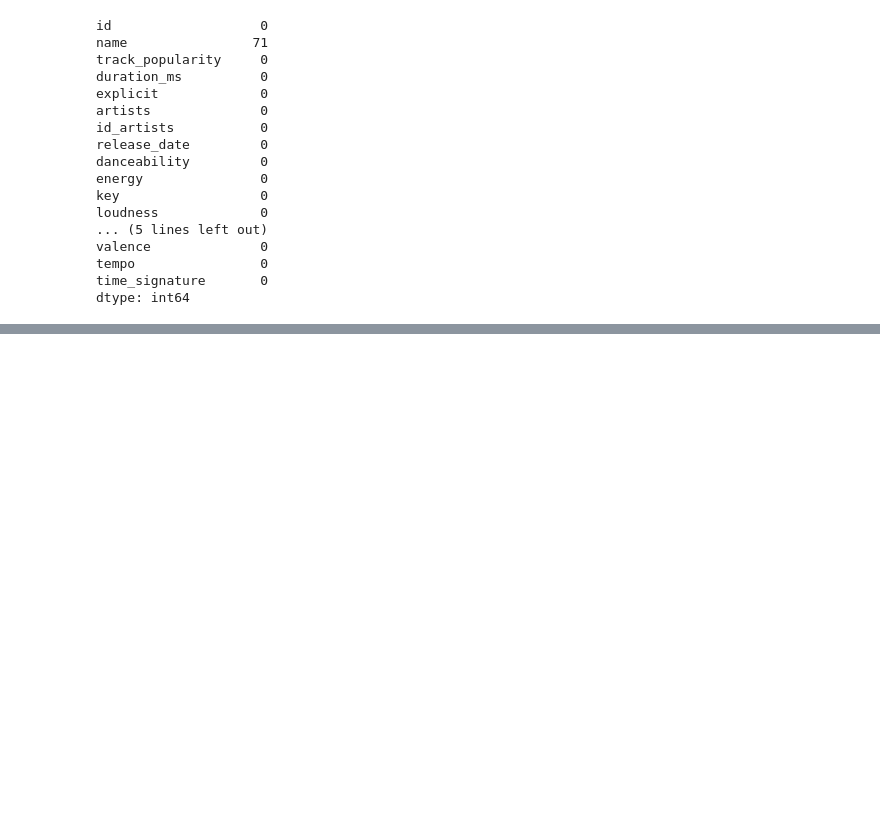
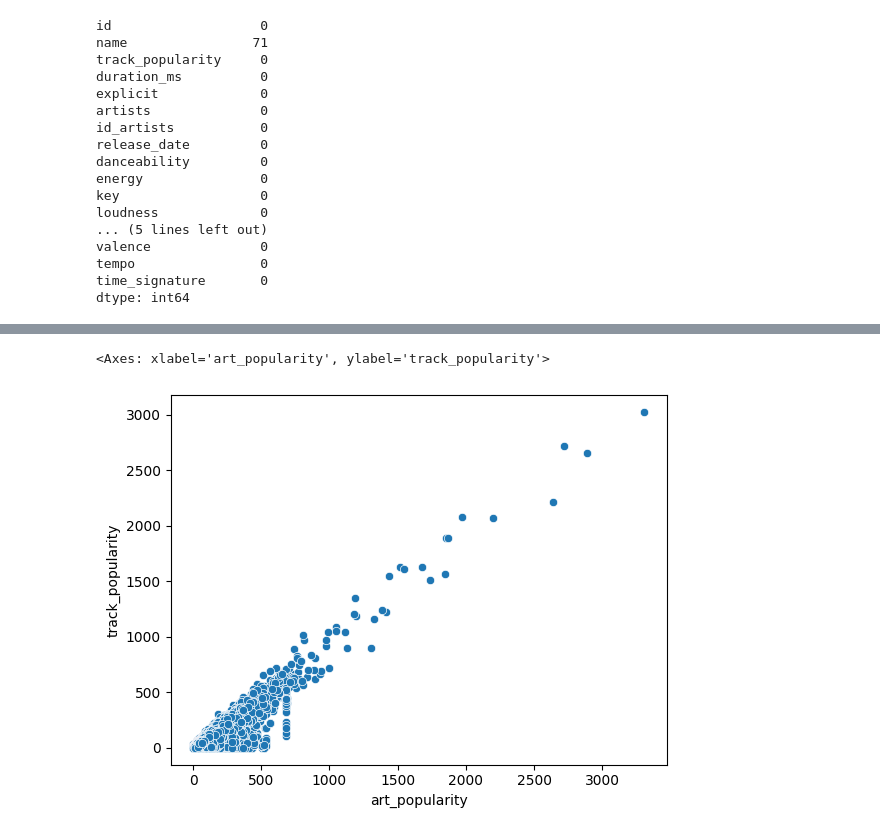
Before and after one commit to pacaicedo/pacaicedo.github.io, a Jupyter notebook: code/MachineLearning/class002_EDA.ipynb, the cells around one changed output, grey strips where cells are left out. Drawn from its saved outputs; the diff is of its cells as text; code cells hidden in the pictures; blank space fills up the shorter version.

```diff
--- a/code/MachineLearning/class002_EDA.ipynb
+++ b/code/MachineLearning/class002_EDA.ipynb
@@ -77,0 +101,5 @@ df03.to_csv("D:/DatasetsVault/spotify/mixed_df.csv")
+# %%
+sns.scatterplot(data=df03, x="art_popularity", y="track_popularity")
+# %% [output]
+<Axes: xlabel='art_popularity', ylabel='track_popularity'>
+[figure, added]
```
Also changed, not shown: parts of 5 cells of this notebook, 38 other files.
